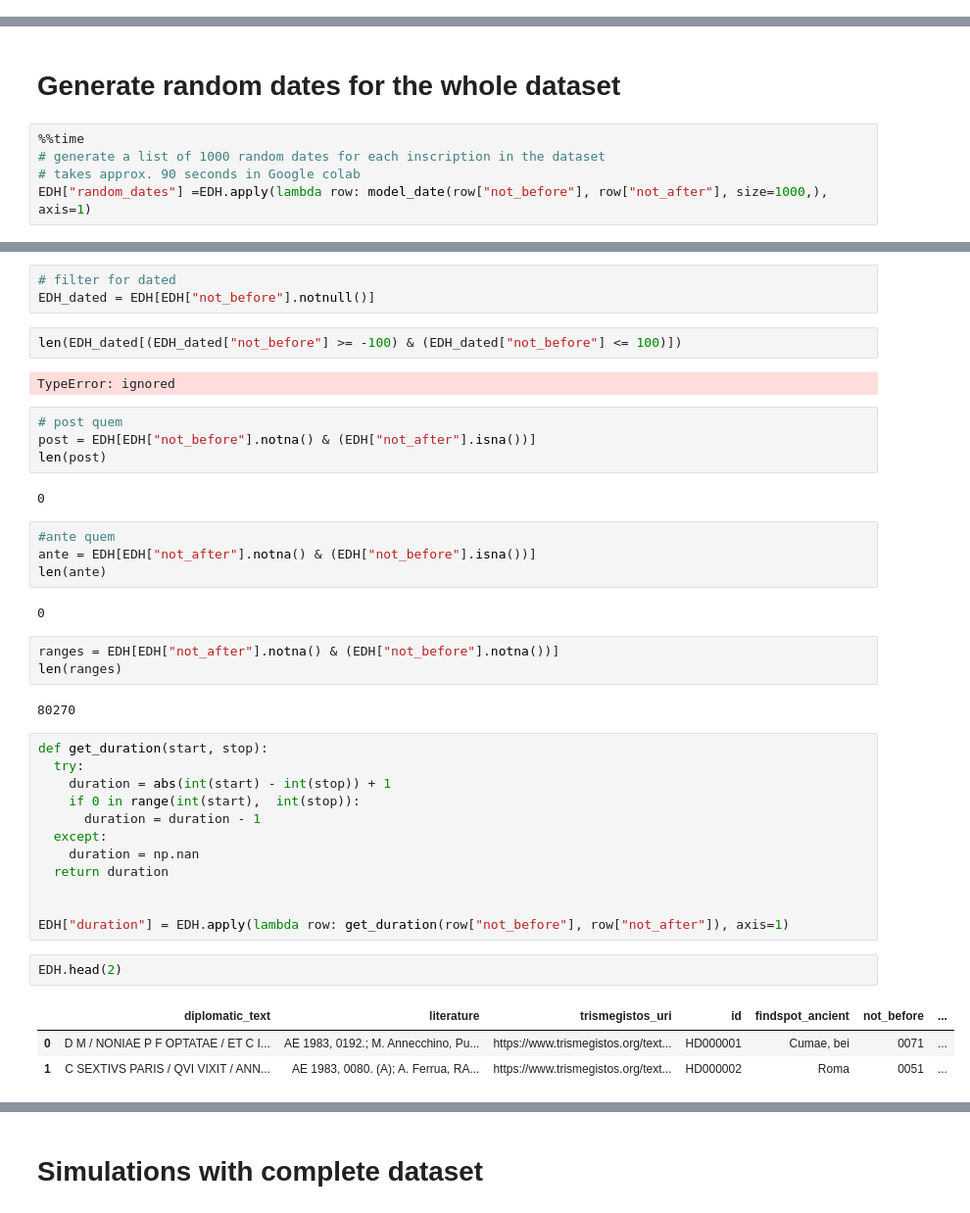
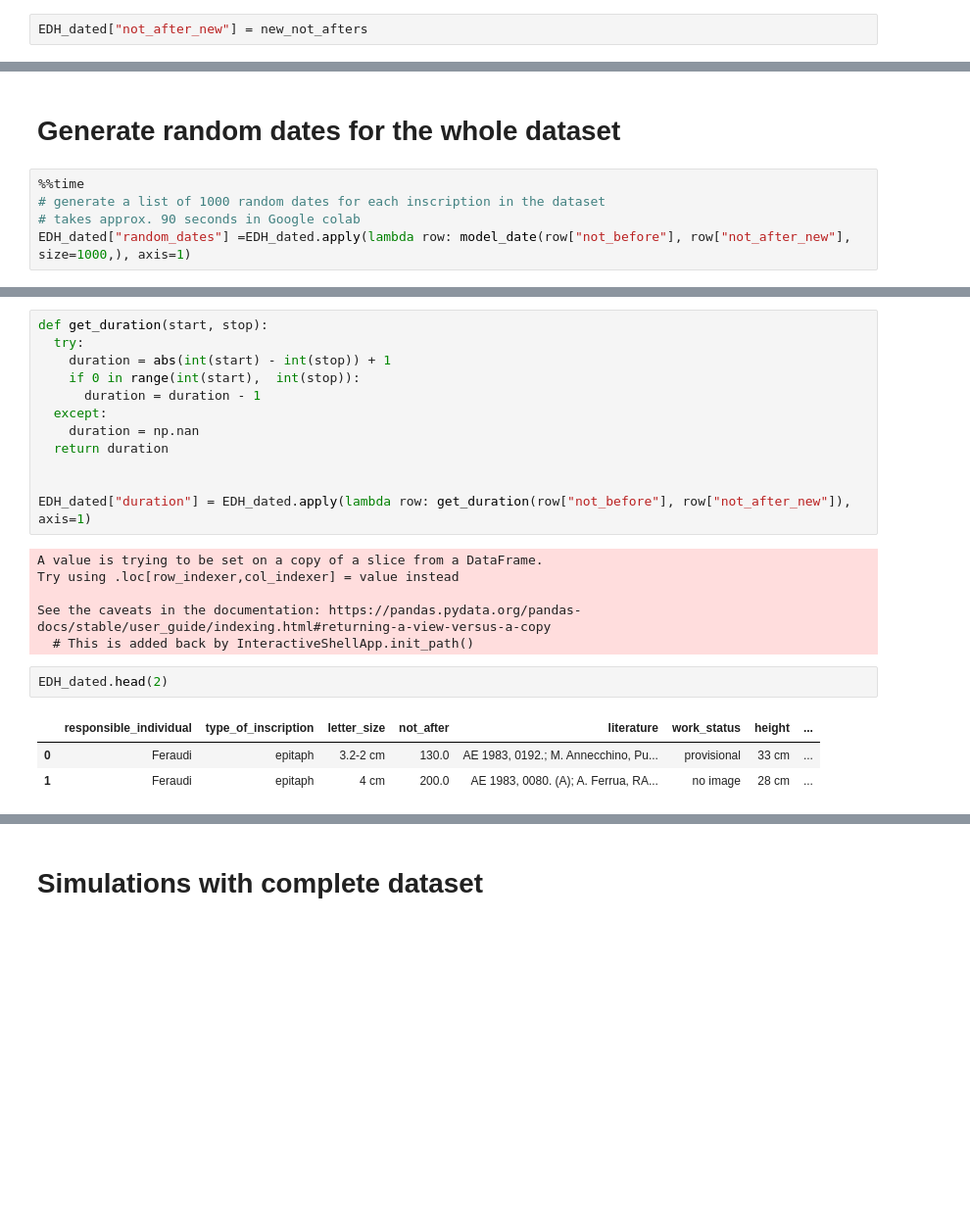
Before and after one commit to sdam-au/EDH_exploration, a Jupyter notebook: scripts/Py_EDH_TEMPORAL_EXPLORATION.ipynb, the cells around one changed output, grey strips where cells are left out. Shown: that part at 98% size. Drawn from its saved outputs; the diff is of its cells as text; blank space fills up the shorter version.

```diff
--- a/scripts/Py_EDH_TEMPORAL_EXPLORATION.ipynb
+++ b/scripts/Py_EDH_TEMPORAL_EXPLORATION.ipynb
@@ -73,0 +167,2 @@ len(EDH[EDH["not_after"].notnull()])
+# %%
+EDH_dated["not_after_new"] = new_not_afters
@@ -77,5 +187,5 @@ len(EDH[EDH["not_after"].notnull()])
 %%time
 # generate a list of 1000 random dates for each inscription in the dataset
 # takes approx. 90 seconds in Google colab
-EDH["random_dates"] =EDH.apply(lambda row: model_date(row["not_before"], row["not_after"], size=1000,), axis=1)
+EDH_dated["random_dates"] =EDH_dated.apply(lambda row: model_date(row["not_before"], row["not_after_new"], size=1000,), axis=1)
 # %% [output]
@@ -109,27 +199,3 @@ len(EDH[EDH["random_dates"].notna()]) / len(EDH)*100
-# %%
-# filter for dated
-EDH_dated = EDH[EDH["not_before"].notnull()]
-# %%
-len(EDH_dated[(EDH_dated["not_before"] >= -100) & (EDH_dated["not_before"] <= 100)])
-# %% [output]
-TypeError: ignored
-# %%
-# post quem
-post = EDH[EDH["not_before"].notna() & (EDH["not_after"].isna())]
-len(post)
-# %% [output]
-0
-# %%
-#ante quem
-ante = EDH[EDH["not_after"].notna() & (EDH["not_before"].isna())]
-len(ante)
-# %% [output]
-0
-# %%
-ranges = EDH[EDH["not_after"].notna() & (EDH["not_before"].notna())]
-len(ranges)
-# %% [output]
-80270
 # %%
 def get_duration(start, stop):
   try:
@@ -141,10 +207,16 @@ def get_duration(start, stop):
   return duration
 
 
-EDH["duration"] = EDH.apply(lambda row: get_duration(row["not_before"], row["not_after"]), axis=1)
+EDH_dated["duration"] = EDH_dated.apply(lambda row: get_duration(row["not_before"], row["not_after_new"]), axis=1)
+# %% [output]
+A value is trying to be set on a copy of a slice from a DataFrame.
+Try using .loc[row_indexer,col_indexer] = value instead
+
+See the caveats in the documentation: https://pandas.pydata.org/pandas-docs/stable/user_guide/indexing.html#returning-a-view-versus-a-copy
+  # This is added back by InteractiveShellApp.init_path()
 # %%
-EDH.head(2)
+EDH_dated.head(2)
 # %% [output]
-|  | diplomatic_text | literature | trismegistos_uri | id | findspot_ancient | not_before | ... |
-| 0 | D M / NONIAE P F OPTATAE / ET C I... | AE 1983, 0192.; M. Annecchino, Pu... | https://www.trismegistos.org/text... | HD000001 | Cumae, bei | 0071 | ... |
-| 1 | C SEXTIVS PARIS / QVI VIXIT / ANN... | AE 1983, 0080. (A); A. Ferrua, RA... | https://www.trismegistos.org/text... | HD000002 | Roma | 0051 | ... |
+|  | responsible_individual | type_of_inscription | letter_size | not_after | literature | work_status | height | ... |
+| 0 | Feraudi | epitaph | 3.2-2 cm | 130.0 | AE 1983, 0192.; M. Annecchino, Pu... | provisional | 33 cm | ... |
+| 1 | Feraudi | epitaph | 4 cm | 200.0 | AE 1983, 0080. (A); A. Ferrua, RA... | no image | 28 cm | ... |
```
Also changed, not shown: parts of 39 cells of this notebook, 1 other file.
